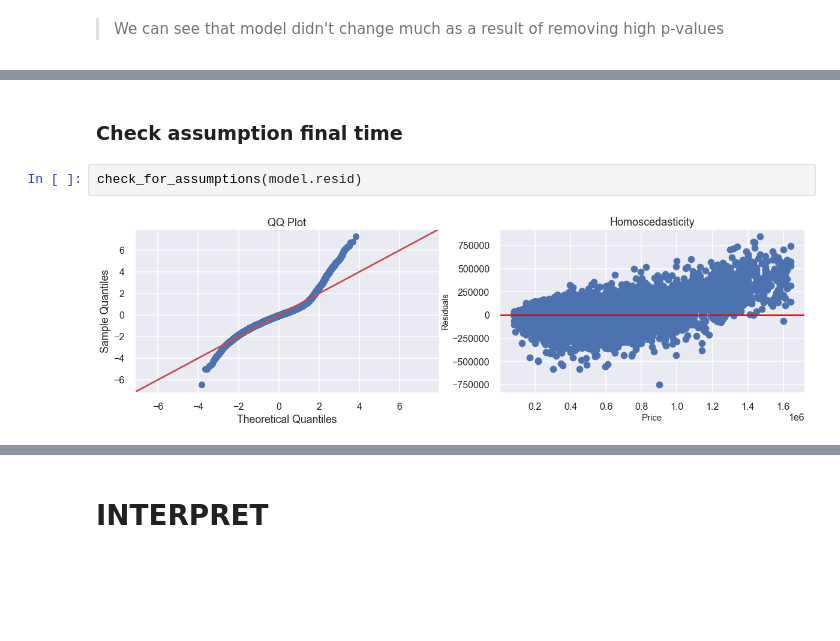
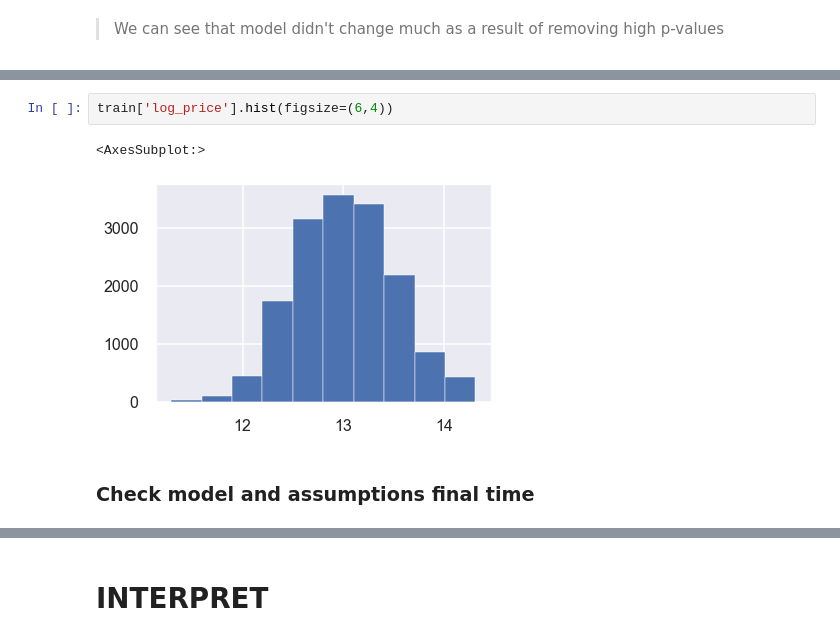
Before and after one commit to alimahzoon/King-County-House-Sales, a Jupyter notebook: student.ipynb, the cells around one changed output, grey strips where cells are left out. Saved outputs shown, nothing was run; the diff lists cells and outputs as text; blank space fills up the shorter version.

```diff
--- a/student.ipynb
+++ b/student.ipynb
@@ -800,6 +712,7 @@ See the caveats in the documentation: http://pandas.pydata.org/pandas-docs/stabl
+# %%
+train['log_price'].hist(figsize=(6,4))
+# %% [output]
+<AxesSubplot:>
+[figure, added]
 # %% [markdown]
-### Check assumption final time
+### Check model and assumptions final time
-# %%
-check_for_assumptions(model.resid)
-# %% [output]
-[figure, removed]
```
Also changed, not shown: parts of 20 cells of this notebook, 5 other files.
